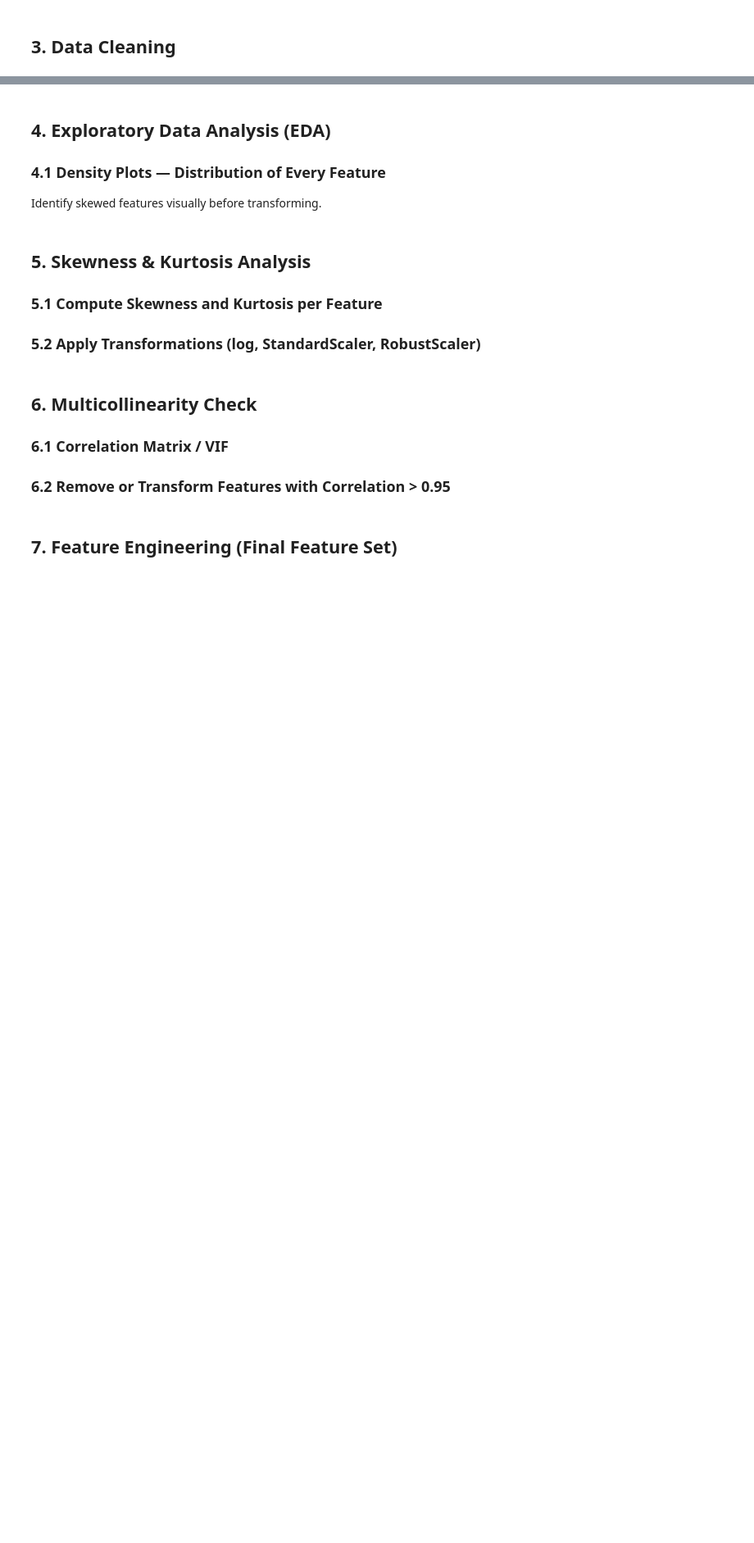
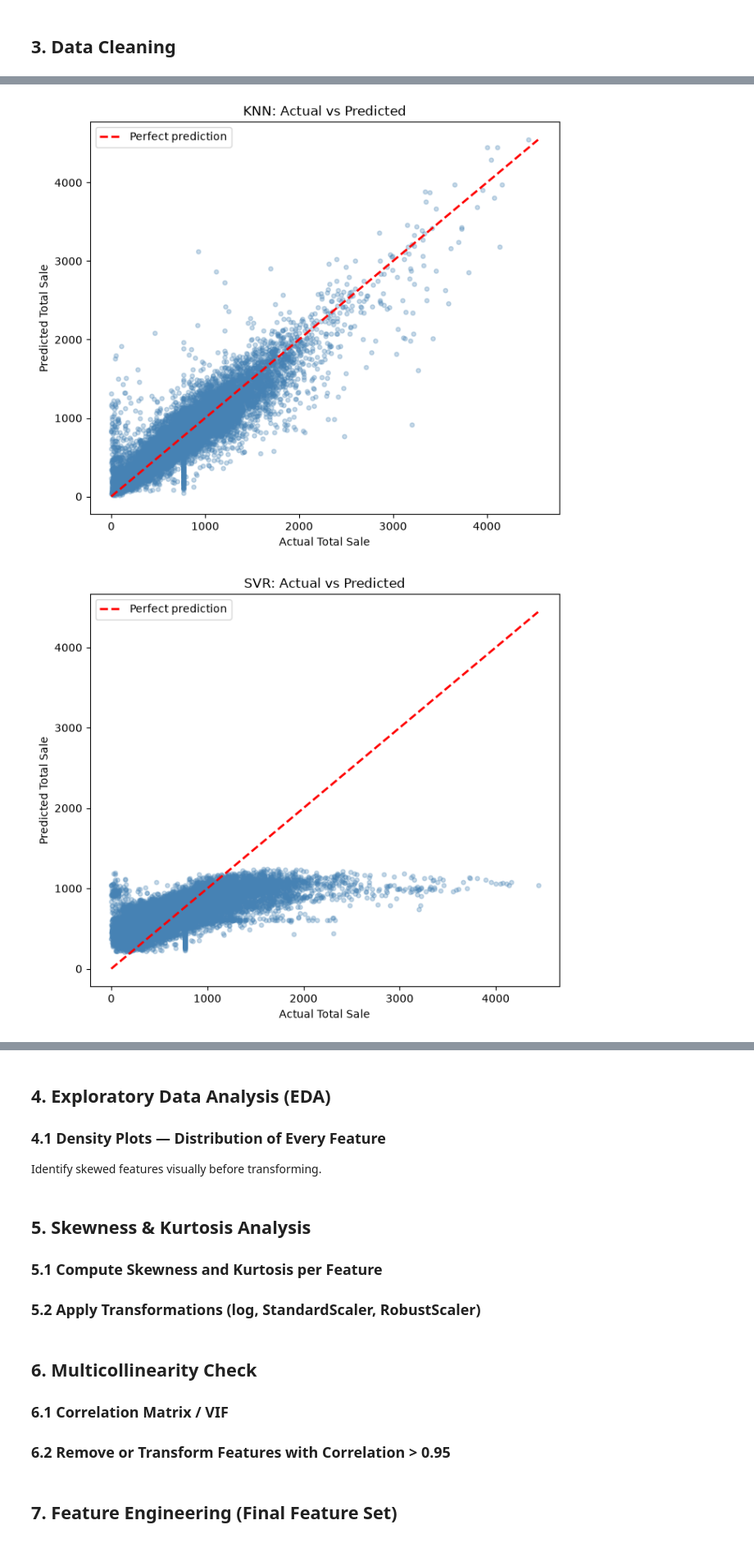
Before and after one commit to farmanali11/core-ai-learning, a Jupyter notebook: 03-classical-ml/01-scikit/branch-sales-demands-forecasting(final-task)/branch-sales-regression-analysis.ipynb, the cells around one changed output, grey strips where cells are left out. Shown at 82% size. Cells and saved outputs as stored; diff of their text form; code cells hidden in the pictures; blank space fills up the shorter version.

Commit message:
branch-sales demand half done

```diff
--- a/03-classical-ml/01-scikit/branch-sales-demands-forecasting(final-task)/branch-sales-regression-analysis.ipynb
+++ b/03-classical-ml/01-scikit/branch-sales-demands-forecasting(final-task)/branch-sales-regression-analysis.ipynb
@@ -6,0 +141,2 @@
+# %%
+df = df.drop(columns=["Distance_to_Nearest_Station"])
@@ -6,0 +240,9 @@
+# %%
+# Keep only columns that actually still exist in X_train
+num_cols = [col for col in num_cols if col in X_train.columns]
+cat_cols = [col for col in cat_cols if col in X_train.columns]
+binary_flags = [col for col in binary_flags if col in X_train.columns]
+
+print("num_cols:", num_cols)
+print("cat_cols:", cat_cols)
+print("binary_flags:", binary_flags)
@@ -6,0 +253,8 @@
+# %%
+preprocessor = ColumnTransformer(
+    transformers=[
+        ("num", StandardScaler(), num_cols),
+        ("cat", OneHotEncoder(handle_unknown="ignore"), cat_cols),
+        ("bin", "passthrough", binary_flags),
+    ]
+)
@@ -6,0 +407,30 @@
+# %%
+def plot_actual_vs_predicted(y_true, y_pred, model_name):
+    plt.figure(figsize=(7, 6))
+    plt.scatter(y_true, y_pred, alpha=0.3, s=15, color="steelblue")
+
+    # Perfect prediction line
+    min_val = min(y_true.min(), y_pred.min())
+    max_val = max(y_true.max(), y_pred.max())
+    plt.plot(
+        [min_val, max_val],
+        [min_val, max_val],
+        "r--",
+        linewidth=2,
+        label="Perfect prediction",
+    )
+
+    plt.xlabel("Actual Total Sale")
+    plt.ylabel("Predicted Total Sale")
+    plt.title(f"{model_name}: Actual vs Predicted")
+    plt.legend()
+    plt.tight_layout()
+    plt.show()
+
+
+plot_actual_vs_predicted(y_test, knn_preds, "KNN")
+plot_actual_vs_predicted(y_test, svr_preds, "SVR")
+plot_actual_vs_predicted(y_test, rf_preds, "Random Forest")
+# %% [output]
+[figure, added]
+[figure, added]
```
Also changed, not shown: parts of 45 cells of this notebook, 3 other files.
